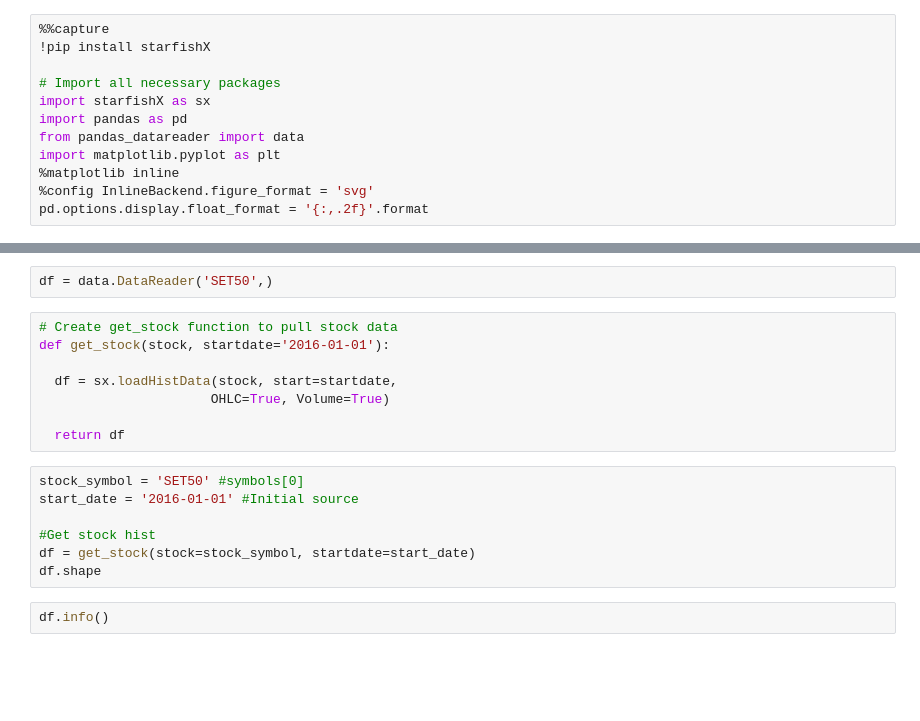
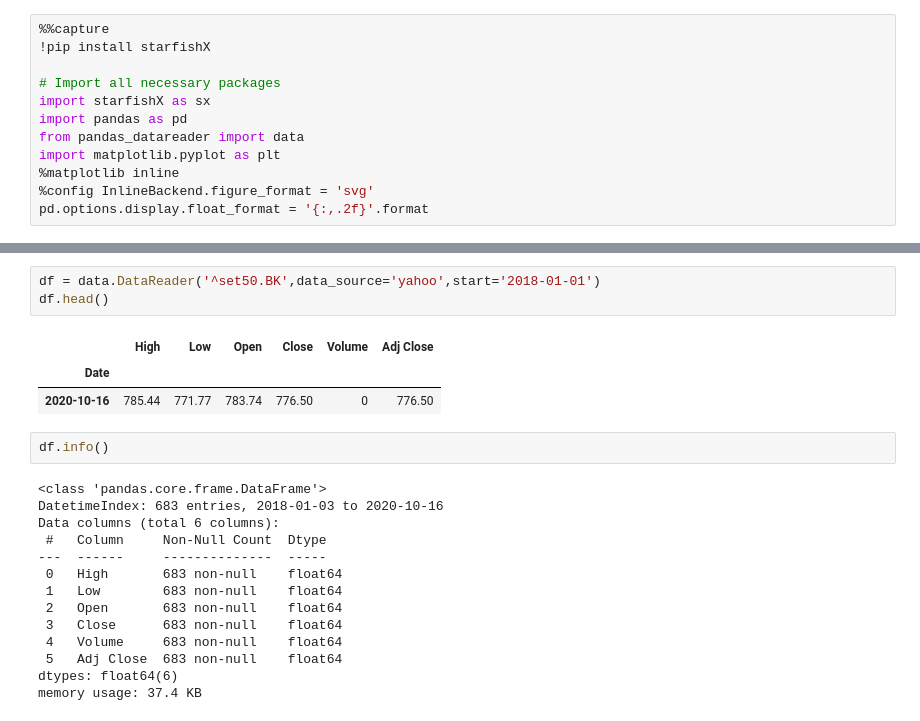
Before and after one commit to sarisppp/PJ63_CE18, a Jupyter notebook: pj63.ipynb, the cells around one changed output, grey strips where cells are left out. Drawn from its saved outputs; the diff is of its cells as text; blank space fills up the shorter version.

Commit message:
pull stock 2

```diff
--- a/pj63.ipynb
+++ b/pj63.ipynb
@@ -501,21 +480,25 @@ symbols = get_symbols_SET100()
-# %%
-df = data.DataReader('SET50',)
-# %%
-# Create get_stock function to pull stock data
-def get_stock(stock, startdate='2016-01-01'):
-
-  df = sx.loadHistData(stock, start=startdate,
-                      OHLC=True, Volume=True)
-
-  return df
-# %%
-stock_symbol = 'SET50' #symbols[0]
-start_date = '2016-01-01' #Initial source
-
-#Get stock hist
-df = get_stock(stock=stock_symbol, startdate=start_date)
-df.shape
+# %%
+df = data.DataReader('^set50.BK',data_source='yahoo',start='2018-01-01')
+df.head()
+# %% [output]
+|  | High | Low | Open | Close | Volume | Adj Close |
+| Date |  |  |  |  |  |  |
+| 2020-10-16 | 785.44 | 771.77 | 783.74 | 776.50 | 0 | 776.50 |
 # %%
 df.info()
+# %% [output]
+<class 'pandas.core.frame.DataFrame'>
+DatetimeIndex: 683 entries, 2018-01-03 to 2020-10-16
+Data columns (total 6 columns):
+ #   Column     Non-Null Count  Dtype
+---  ------     --------------  -----
+ 0   High       683 non-null    float64
+ 1   Low        683 non-null    float64
+ 2   Open       683 non-null    float64
+ 3   Close      683 non-null    float64
+ 4   Volume     683 non-null    float64
+ 5   Adj Close  683 non-null    float64
+dtypes: float64(6)
+memory usage: 37.4 KB
 # %%
 df.describe()
```
Also changed, not shown: parts of 5 cells of this notebook.
